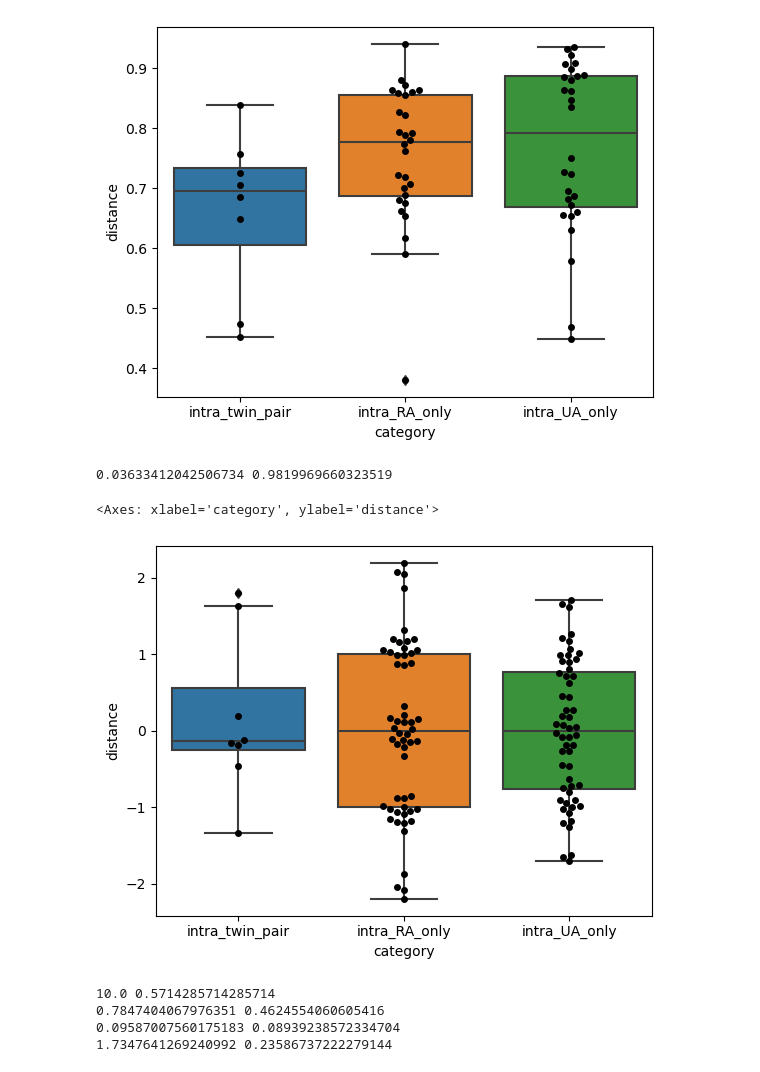
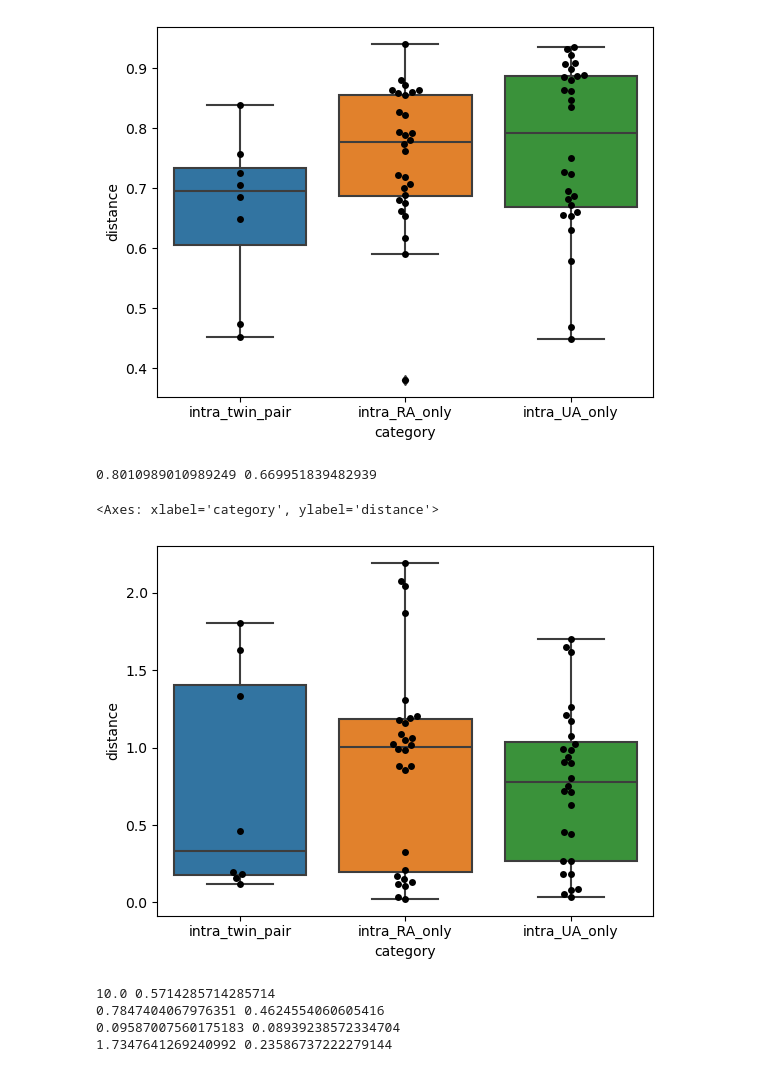
Before and after one commit to kbpi314/twinsra, a Jupyter notebook: code/twinsra_v5.ipynb, the cells around one changed output. Drawn from its saved outputs; the diff is of its cells as text; code cells hidden in the pictures.

```diff
--- a/code/twinsra_v5.ipynb
+++ b/code/twinsra_v5.ipynb
@@ -308,42 +308,42 @@ df_alpha_inter = pd.DataFrame.from_dict(pair_to_dist, orient='index', columns=[a
 # grab inter RA distances
 df_RA = df_alpha[df_alpha['Diagnosis'] == 'RA']
 RA_divs = list(df_RA[alpha_metric].values)
-RA_diffs = [x - y for i,x in enumerate(RA_divs) for j,y in enumerate(RA_divs) if i != j]
+RA_diffs = [np.abs(x - y) for i,x in enumerate(RA_divs) for j,y in enumerate(RA_divs) if i < j]
 
 # grab inter UA distances
 df_UA = df_alpha[df_alpha['Diagnosis'] == 'Unaffected']
 UA_divs = list(df_UA[alpha_metric].values)
-UA_diffs = [x - y for i,x in enumerate(UA_divs) for j,y in enumerate(UA_divs) if i != j]
+UA_diffs = [np.abs(x - y) for i,x in enumerate(UA_divs) for j,y in enumerate(UA_divs) if i < j]
 
 # compare distances
-inter_twin = df_alpha_inter[alpha_metric].values
+inter_twin = np.abs(df_alpha_inter[alpha_metric].values)
 inter_RA = list(RA_diffs)
 inter_UA = list(UA_diffs)
 
 u, p = scipy.stats.kruskal(inter_UA, inter_RA, inter_twin)
 print(u, p)
 
 u, p = scipy.stats.mannwhitneyu(inter_twin, inter_RA)
 # print(u, p)
 
 t, p = scipy.stats.ttest_ind(inter_twin, inter_RA)
 # print(t, p)
 
 f, p = scipy.stats.f_oneway(inter_UA, inter_RA, inter_twin)
 # print(f, p)
 
 category = ['intra_twin_pair']*len(inter_twin) + ['intra_RA_only']*len(inter_RA) + ['intra_UA_only']*len(inter_UA)
 distances = list(inter_twin) + list(inter_RA) + list(inter_UA)
 df_dist = pd.DataFrame(data=np.array([category,distances]).T, columns=['category','distance'])
 df_dist['distance'] = df_dist['distance'].astype(float)
 df_dist.to_csv(path + 'outputs/jobs02/intra_alpha_dist.tsv',sep='\t')
 
 sns.boxplot(data=df_dist, x='category', y='distance')
 sns.swarmplot(data=df_dist, x='category', y='distance', color='black')
 # %% [output]
-0.03633412042506734 0.9819969660323519
+0.8010989010989249 0.669951839482939
 <Axes: xlabel='category', ylabel='distance'>
-[figure, old version]
+[figure, new version]
 # %%
 # investigate whether MTX treated twins converge to unaffected twins
 
```
Also changed, not shown: parts of 33 cells of this notebook, 8 other files.
